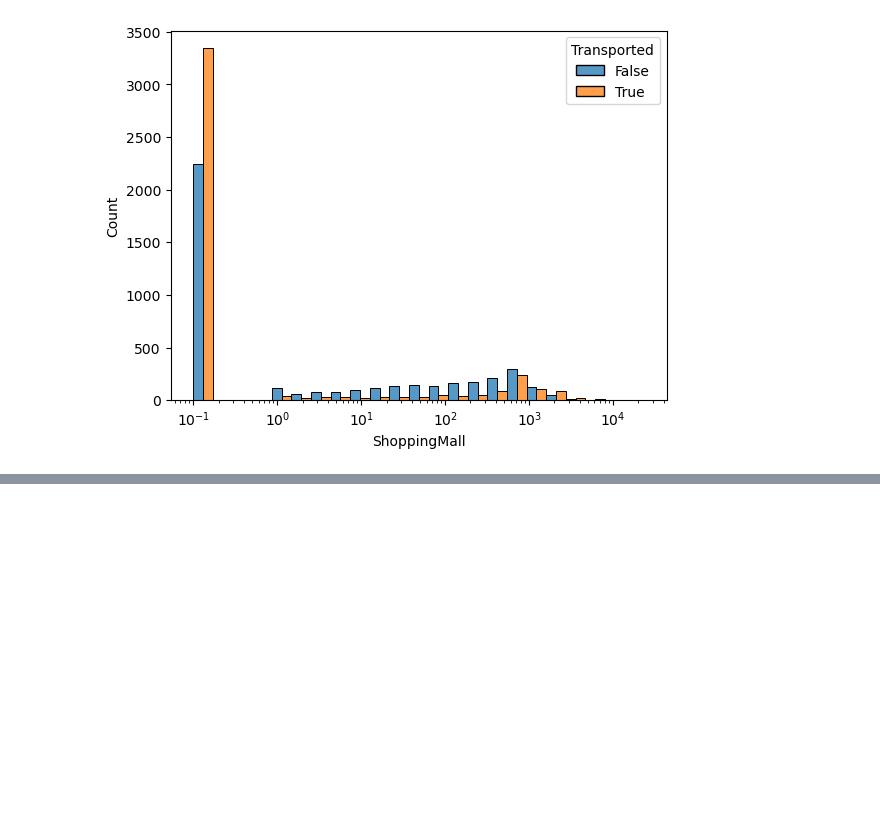
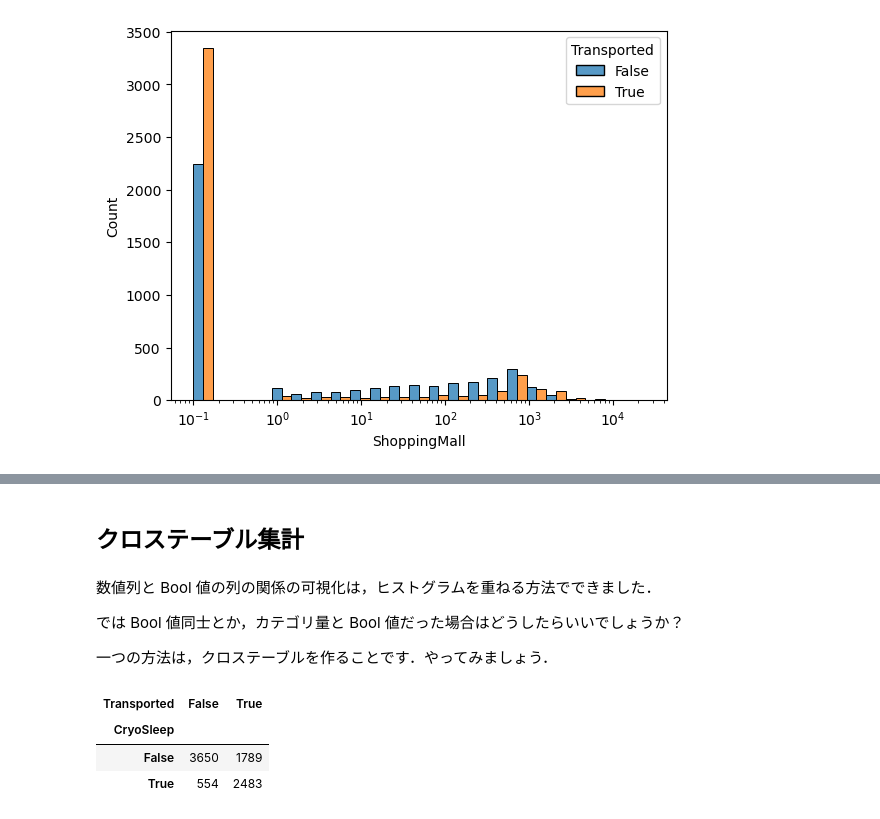
Before and after one commit to Seasawher/spaceship-titanic, a Jupyter notebook: book/relation.ipynb, the cells around one changed output, grey strips where cells are left out. Drawn from its saved outputs; the diff is of its cells as text; code cells hidden in the pictures; blank space fills up the shorter version.

```diff
--- a/book/relation.ipynb
+++ b/book/relation.ipynb
@@ -153,0 +188,17 @@ plt.show()
+# %% [markdown]
+## クロステーブル集計
+# %% [markdown]
+数値列と Bool 値の列の関係の可視化は，ヒストグラムを重ねる方法でできました．
+
+では Bool 値同士とか，カテゴリ量と Bool 値だった場合はどうしたらいいでしょうか？
+
+一つの方法は，クロステーブルを作ることです．やってみましょう．
+# %%
+pd.crosstab(
+    train_data["CryoSleep"], train_data["Transported"]
+)
+# %% [output]
+| Transported | False | True |
+| CryoSleep |  |  |
+| False | 3650 | 1789 |
+| True | 554 | 2483 |
```
Also changed, not shown: parts of 22 cells of this notebook.
